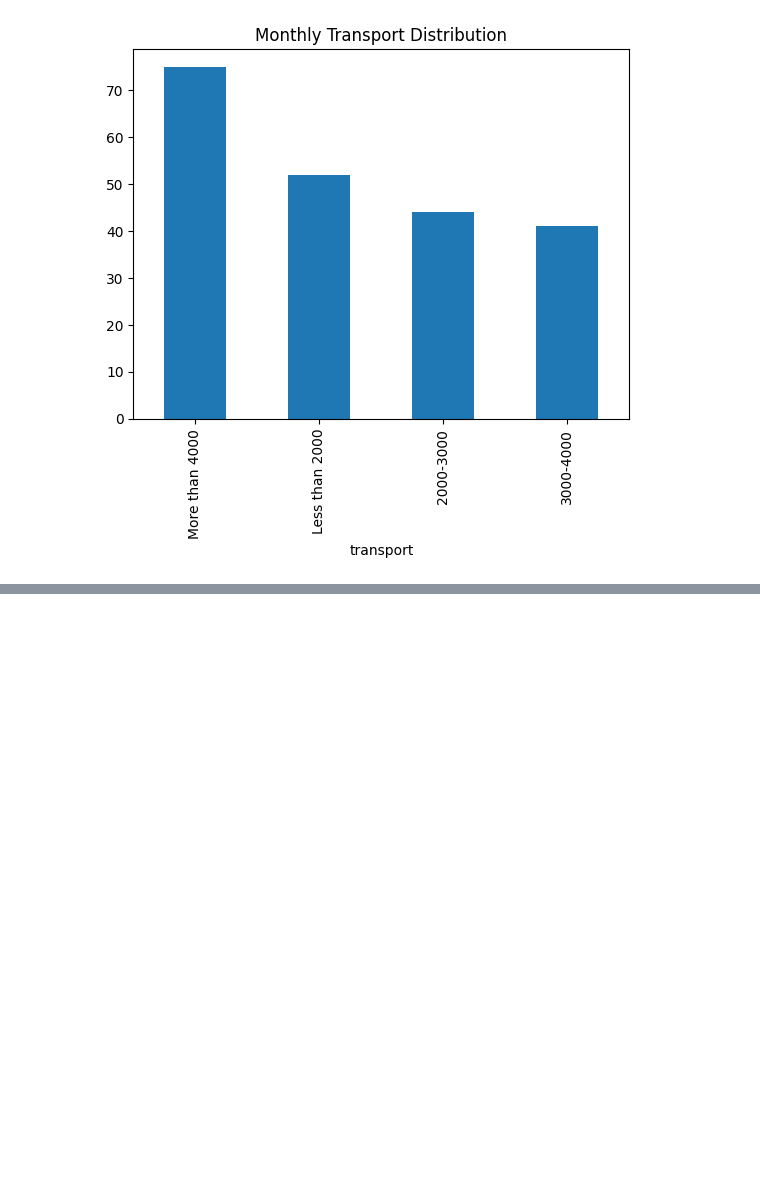
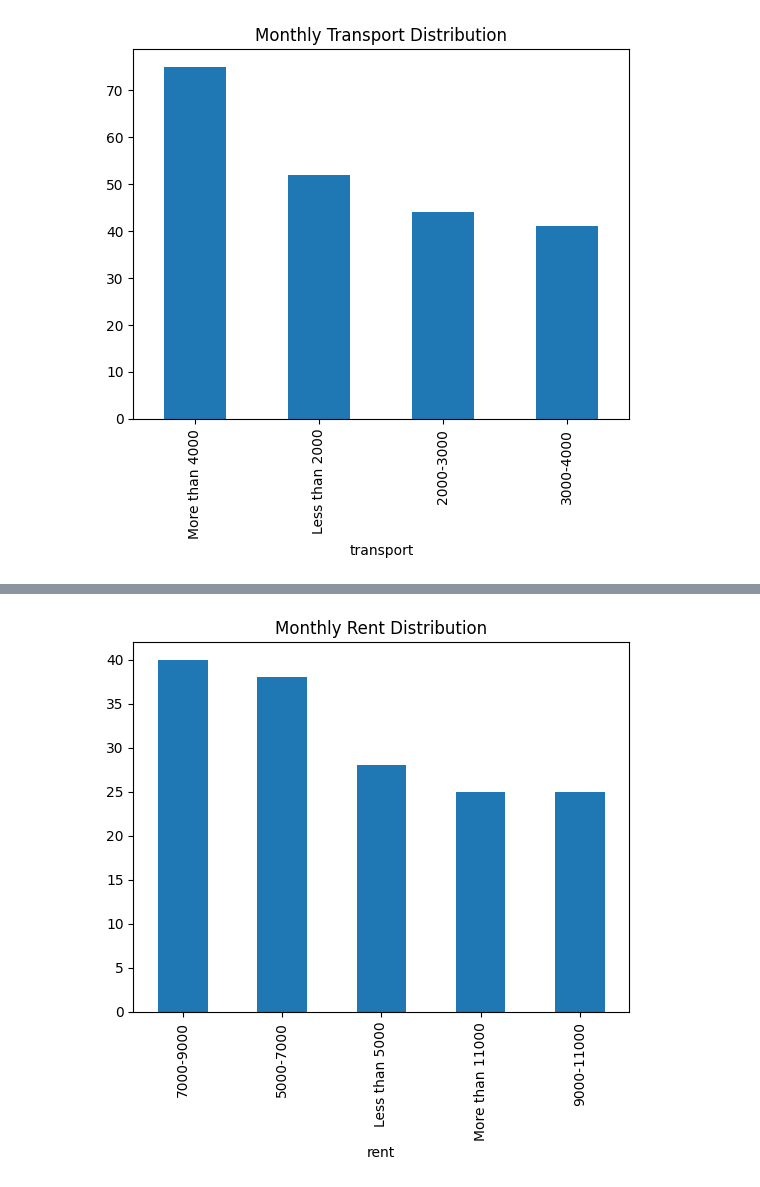
Before and after one commit to ComputerScienceSJP/SDI-PROJECT-group-04, a Jupyter notebook: Code/code.ipynb, the cells around one changed output, grey strips where cells are left out. Saved outputs shown, nothing was run; the diff lists cells and outputs as text; code cells hidden in the pictures; blank space fills up the shorter version.

```diff
--- a/Code/code.ipynb
+++ b/Code/code.ipynb
@@ -164,0 +171,8 @@ plt.show()
+# %%
+import matplotlib.pyplot as plt
+
+df["rent"].value_counts().plot(kind="bar")
+plt.title("Monthly Rent Distribution")
+plt.show()
+# %% [output]
+[figure, added]
```
Also changed, not shown: parts of 1 cell of this notebook.
